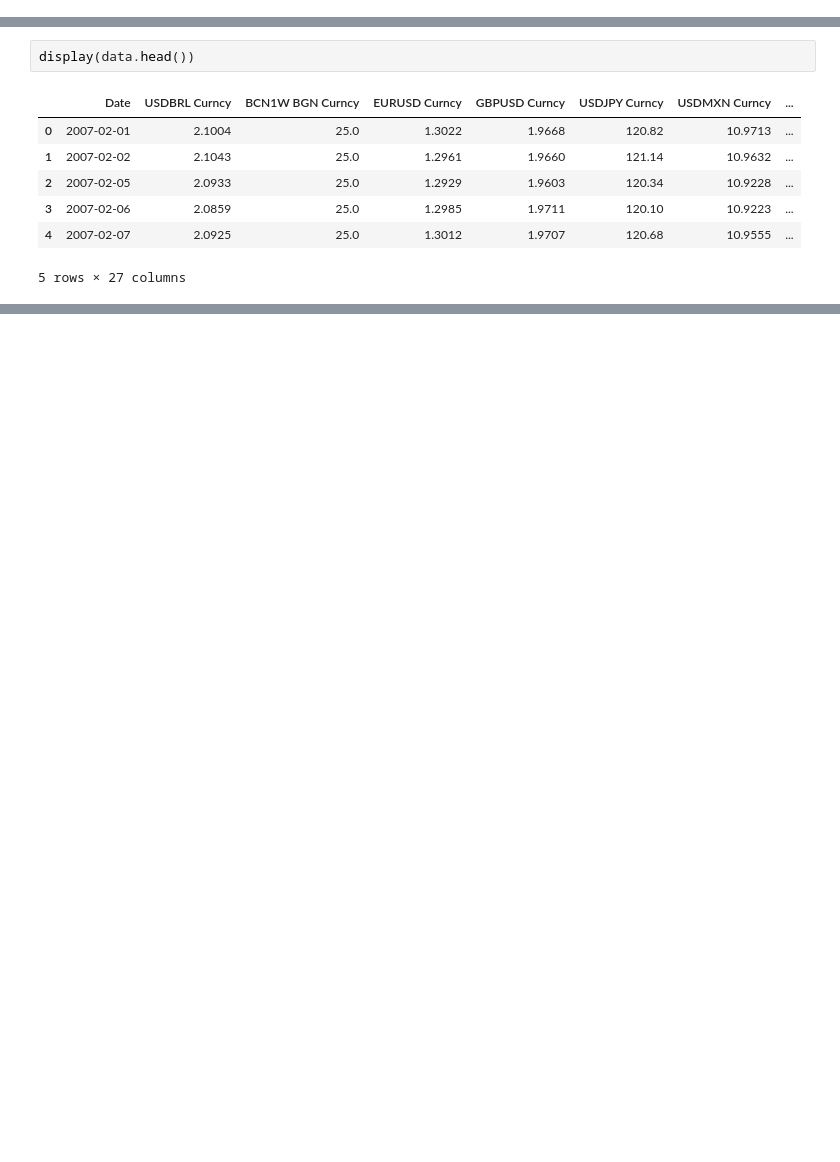
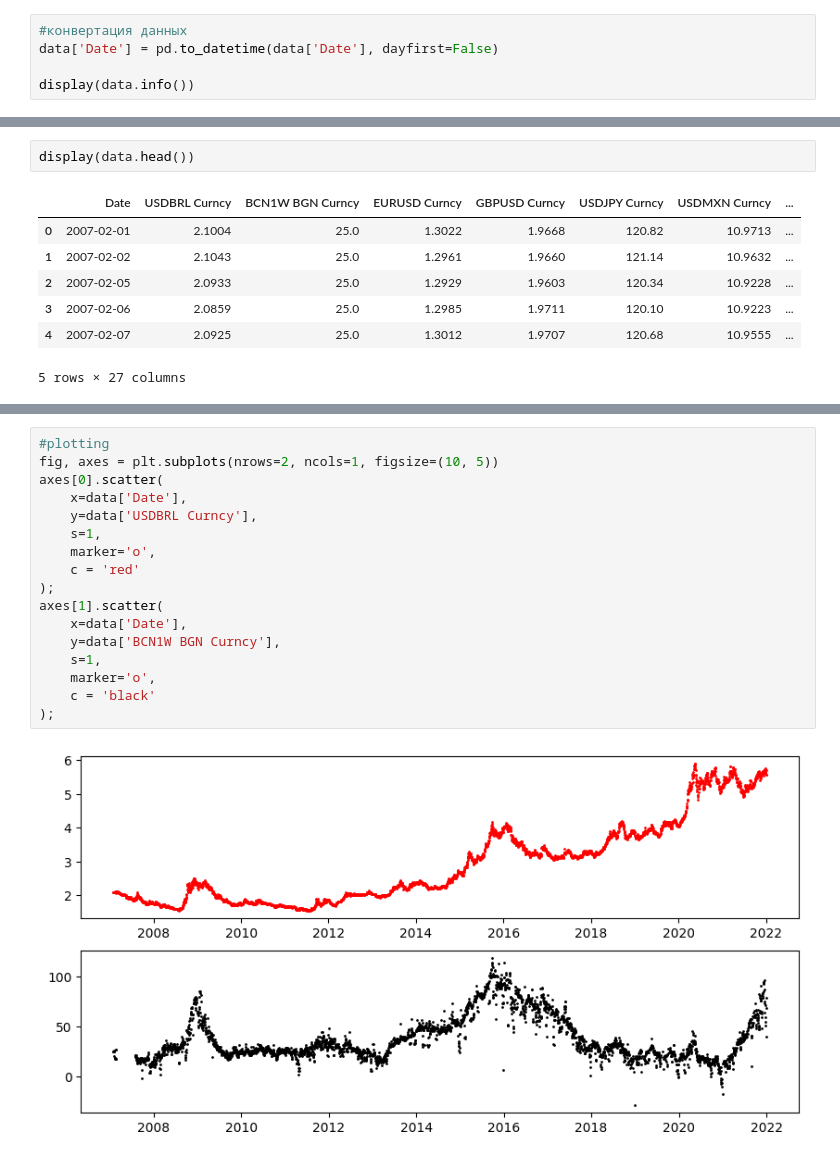
Before and after one commit to tsevaj/diploma, a Jupyter notebook: data_1.ipynb, the cells around one changed output, grey strips where cells are left out. Cells and saved outputs as stored; diff of their text form; blank space fills up the shorter version.

Commit message:
data_plot1

```diff
--- a/data_1.ipynb
+++ b/data_1.ipynb
@@ -25,3 +29,8 @@ Data columns (total 27 columns):
 dtypes: float64(26), object(1)
 memory usage: 821.1+ KB
 None
+# %%
+#конвертация данных
+data['Date'] = pd.to_datetime(data['Date'], dayfirst=False)
+
+display(data.info())
@@ -76,0 +80,19 @@ display(data_brl.describe())
+# %%
+#plotting
+fig, axes = plt.subplots(nrows=2, ncols=1, figsize=(10, 5))
+axes[0].scatter(
+    x=data['Date'],
+    y=data['USDBRL Curncy'],
+    s=1,
+    marker='o',
+    c = 'red'
+);
+axes[1].scatter(
+    x=data['Date'],
+    y=data['BCN1W BGN Curncy'],
+    s=1,
+    marker='o',
+    c = 'black'
+);
+# %% [output]
+[figure, added]
```
Also changed, not shown: parts of 7 cells of this notebook.
